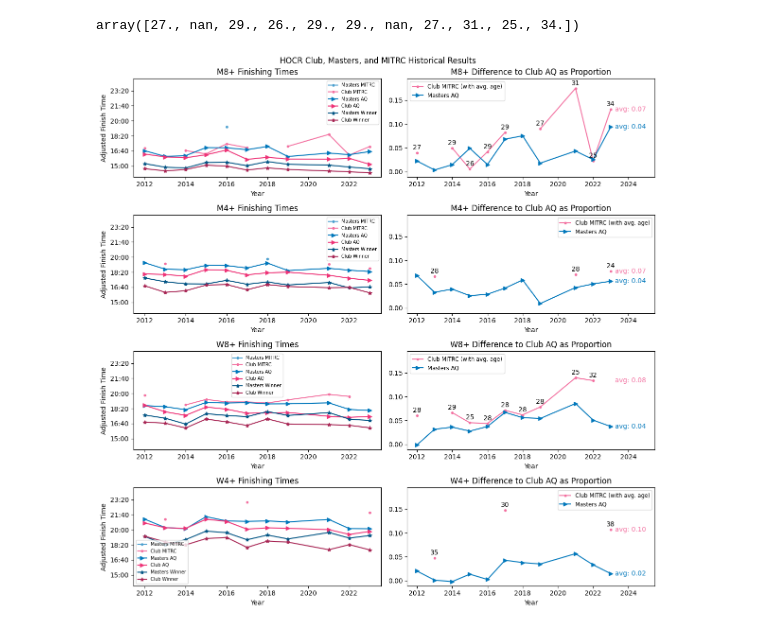
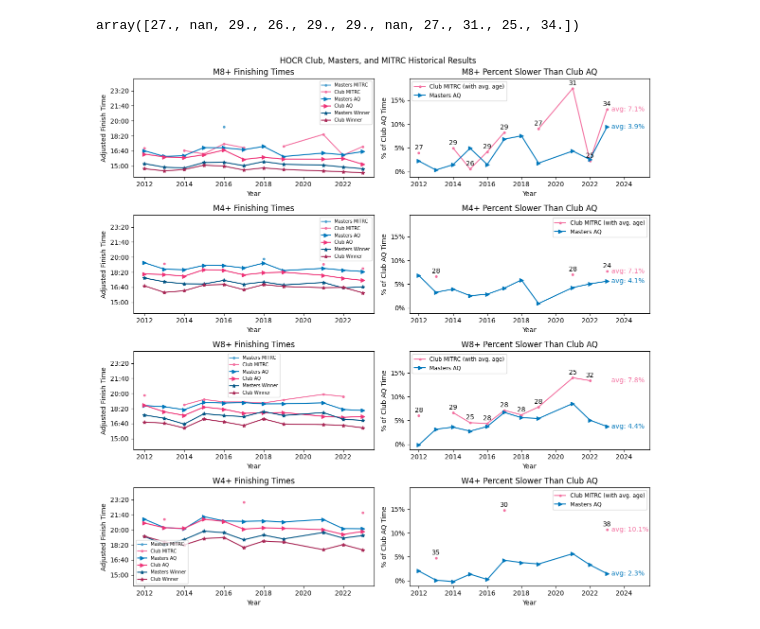
Before and after one commit to havijw/mitrc, a Jupyter notebook: hocr/HOCR Historical Comparison.ipynb, the cells around one changed output. Saved outputs shown, nothing was run; the diff lists cells and outputs as text; code cells hidden in the pictures.

Commit message:
Improve chart labels

```diff
--- a/hocr/HOCR Historical Comparison.ipynb
+++ b/hocr/HOCR Historical Comparison.ipynb
@@ -155,49 +156,50 @@ def plot_comparison(results, boat_class, t_ax, d_ax):
     )
     t_ax.legend(prop={"size": "x-small"})
 
-    mitrc_percent_diff_to_club_aq = (c_mitrc_times - c_aq_times) / c_aq_times
+    mitrc_percent_diff_to_club_aq = ((c_mitrc_times - c_aq_times) / c_aq_times) * 100
     mitrc_ages = get_mitrc_avg_ages(results, club_event)
-    m_aq_percent_diff_to_club_aq = (m_aq_times - c_aq_times) / c_aq_times
+    m_aq_percent_diff_to_club_aq = ((m_aq_times - c_aq_times) / c_aq_times) * 100
     d_ax.plot(RC_YEARS, mitrc_percent_diff_to_club_aq, label="Club MITRC (with avg. age)", marker=".", color="#f370a0")
     d_ax.plot(RC_YEARS, m_aq_percent_diff_to_club_aq, label="Masters AQ", marker=">", color="#0077bb")
     for year, y, age in zip(RC_YEARS, mitrc_percent_diff_to_club_aq, mitrc_ages):
         d_ax.annotate(f"{age:g}", (year, y), xytext=(0,0.5), textcoords="offset fontsize", horizontalalignment="center")
     d_ax.annotate(
-        f"avg: {np.nanmean(mitrc_percent_diff_to_club_aq):.2f}",
-        (2025, mitrc_percent_diff_to_club_aq[~np.isnan(mitrc_percent_diff_to_club_aq)][-1]),
+        f"avg: {np.nanmean(mitrc_percent_diff_to_club_aq):.1f}%",
+        (2023.25, mitrc_percent_diff_to_club_aq[~np.isnan(mitrc_percent_diff_to_club_aq)][-1]),
         verticalalignment="center",
-        horizontalalignment="right",
+        # horizontalalignment="right",
         color="#f370a0",
     )
     d_ax.annotate(
-        f"avg: {np.nanmean(m_aq_percent_diff_to_club_aq):.2f}",
-        (2025, m_aq_percent_diff_to_club_aq[-1]),
+        f"avg: {np.nanmean(m_aq_percent_diff_to_club_aq):.1f}%",
+        (2023.25, m_aq_percent_diff_to_club_aq[-1]),
         verticalalignment="center",
-        horizontalalignment="right",
+        # horizontalalignment="right",
         color="#0077bb",
     )
     d_ax.set_xlim(right=2025.5)
-    d_ax.set(xlabel="Year", title=f"{boat_class} Difference to Club AQ as Proportion")
+    d_ax.set(xlabel="Year", ylabel="% of Club AQ Time", title=f"{boat_class} Percent Slower Than Club AQ")
+    d_ax.yaxis.set_major_formatter(mtick.PercentFormatter(decimals=0))
     d_ax.legend(prop={"size": "small"})
 
 fig, (
     (m8t_ax, m8d_ax),
     (m4t_ax, m4d_ax),
     (w8t_ax, w8d_ax),
     (w4t_ax, w4d_ax),
 ) = plt.subplots(4, 2, figsize=(12.0, 12.0), sharey="col")
 
 plot_comparison(results, "M8+", m8t_ax, m8d_ax)
 plot_comparison(results, "M4+", m4t_ax, m4d_ax)
 plot_comparison(results, "W8+", w8t_ax, w8d_ax)
 plot_comparison(results, "W4+", w4t_ax, w4d_ax)
 # Customizations
 m8t_ax.set_ylim(top=Time("24:40"))  # y-axis shared by all t_ax
-m8d_ax.set_ylim(top=0.195)  # y-axis shared by all d_ax
+m8d_ax.set_ylim(top=19.5)  # y-axis shared by all d_ax
 w4t_ax.legend(loc="lower left", prop={"size": "x-small"})
 
 fig.suptitle("HOCR Club, Masters, and MITRC Historical Results")
 fig.tight_layout()
 fig.savefig("HOCR Historical Comparison.pdf")
 # %% [output]
-[figure, old version]
+[figure, new version]
```
Also changed, not shown: parts of 1 cell of this notebook, 1 other file.
